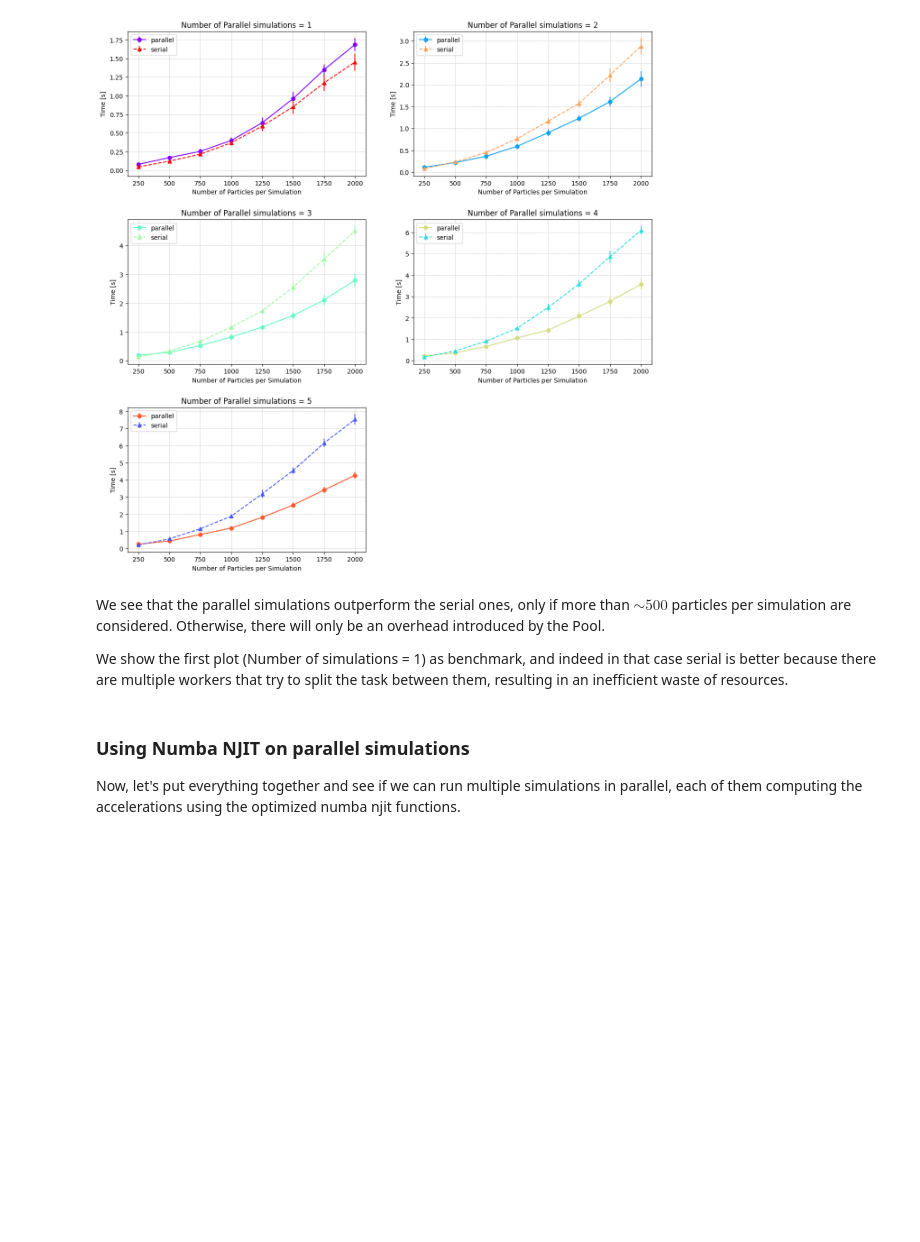
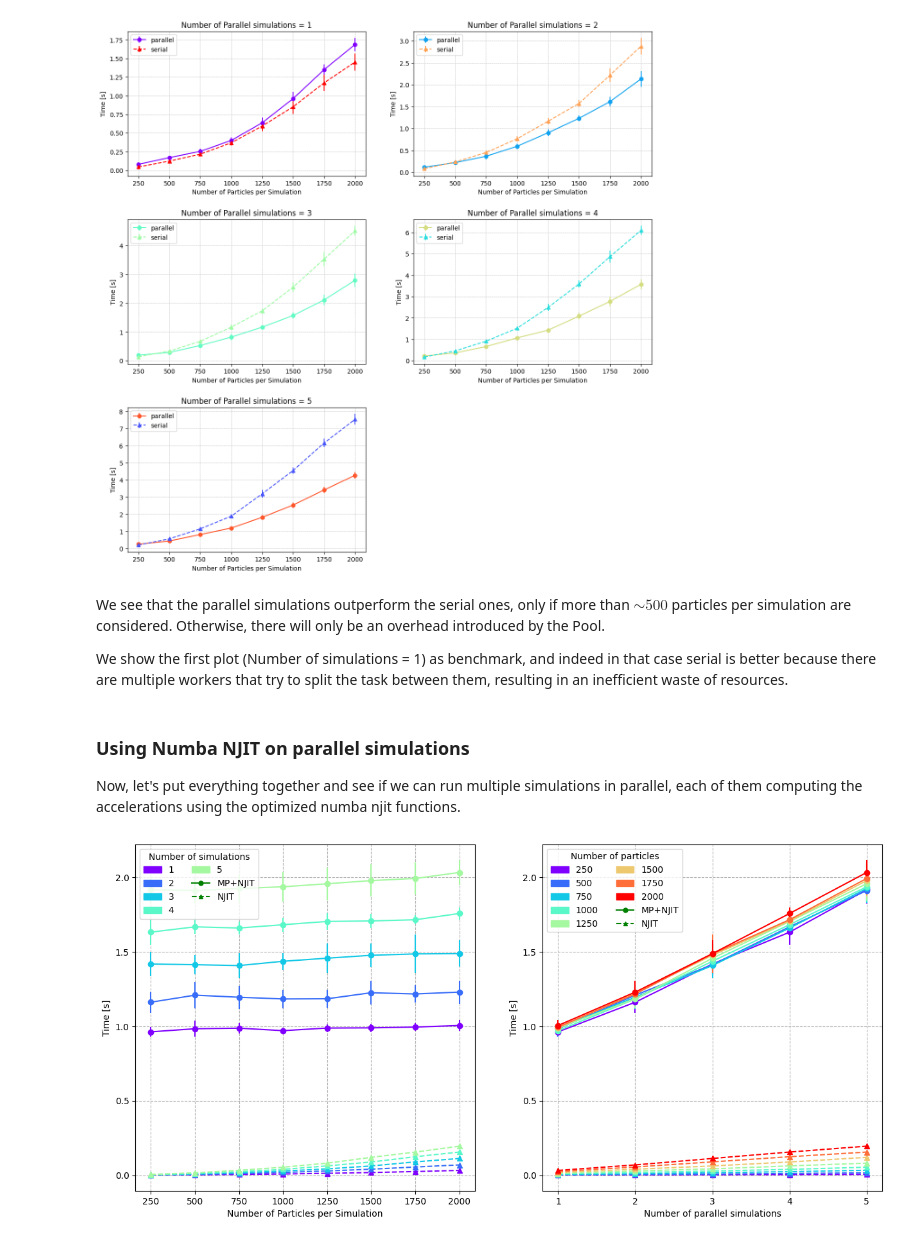
Before and after one commit to Berto70/pod_compastro23, a Jupyter notebook: project/cpu_optimization_report.ipynb, the cells around one changed output. Cells and saved outputs as stored; diff of their text form; code cells hidden in the pictures; blank space fills up the shorter version.

```diff
--- a/project/cpu_optimization_report.ipynb
+++ b/project/cpu_optimization_report.ipynb
@@ -762,0 +886,80 @@ Now, let's put everything together and see if we can run multiple simulations in
+# %%
+df2 = pd.read_csv("./mp_and_njit/FOR_mp_and_njit.csv")
+grouped2 = df2.groupby(["n_particles","n_simulations"]).agg(["mean","std"])
+
+
+
+fig, axs = plt.subplots(1, 2, figsize=(15, 7))
+colors = [cm.rainbow(i) for i in np.linspace(0, 1, 8)]
+
+legend_handles = []
+legend_labels = []
+i = 0
+for name, group in grouped2[["parallel_time", "serial_time"]].groupby("n_simulations"):
+    n_particles = group["parallel_time"]["mean"].keys().get_level_values(0).values
+
+    axs[0].errorbar(n_particles, group["parallel_time"].values[:, 0], yerr=group["parallel_time"].values[:, 1], marker="o", label="parallel", c=colors[i])
+    axs[0].errorbar(n_particles, group["serial_time"].values[:, 0], yerr=group["serial_time"].values[:, 1], marker="^", label="serial", c=colors[i],linestyle="--")
+    # Create custom legend entry with colored patch
+    n_simulations_patch = mpatches.Patch(color=colors[i], label=f'{name}')
+    legend_handles.append(n_simulations_patch)
+    legend_labels.append(f'{name}')
+
+    i += 1
+
+# Add the multiprocessing dot to the legend
+multiprocessing_dot = mlines.Line2D([], [], color='green', marker='o', markersize=5, label='Multiprocessing')
+njit_dot = mlines.Line2D([], [], color='green', marker='^', markersize=5, linestyle="--", label='NJIT')
+legend_handles.append(multiprocessing_dot)
+legend_labels.append('MP+NJIT')
+legend_handles.append(njit_dot)
+legend_labels.append('NJIT')
+
+# Set labels and title
+axs[0].set_xlabel('Number of Particles per Simulation')
+axs[0].set_ylabel('Time [s]')
+
+# Create custom legend
+#axs[0].legend(handles=[parallel_patch, serial_patch], loc="upper left")
+#axs[0].set_title("Multiprocessing and NJIT - from 1 to 5 parallel simulations")
+axs[0].legend(handles=legend_handles, labels=legend_labels, title="Number of simulations", loc="upper left",ncols=2)
+axs[0].grid(linestyle='--')
+######################################################
+
+# Store handles and labels for legend creation
+legend_handles = []
+legend_labels = []
+i = 0
+for name, group in grouped2[["parallel_time", "serial_time"]].groupby("n_particles"):
+    n_simulations = group["parallel_time"]["mean"].keys().get_level_values(1).values
+
+    # Plot only one point per color for each n_particles
+    axs[1].errorbar(n_simulations, group["parallel_time"].values[:, 0], yerr=group["parallel_time"].values[:, 1], marker="o", c=colors[i])
+    axs[1].errorbar(n_simulations, group["serial_time"].values[:, 0], yerr=group["serial_time"].values[:, 1], marker="^", c=colors[i], linestyle="--")
+
+    # Create custom legend entry with colored patch
+    n_particles_patch = mpatches.Patch(color=colors[i], label=f'{name}')
+    legend_handles.append(n_particles_patch)
+    legend_labels.append(f'{name}')
+    i += 1
+
+# Add the multiprocessing dot to the legend
+multiprocessing_dot = mlines.Line2D([], [], color='green', marker='o', markersize=5, label='Multiprocessing')
+njit_dot = mlines.Line2D([], [], color='green', marker='^', markersize=5, linestyle="--", label='NJIT')
+legend_handles.append(multiprocessing_dot)
+legend_labels.append('MP+NJIT')
+legend_handles.append(njit_dot)
+legend_labels.append('NJIT')
+
+axs[1].legend(handles=legend_handles, labels=legend_labels, title="Number of particles", loc="upper left",ncols=2)
+
+# Set labels and title
+axs[1].set_xlabel('Number of parallel simulations')
+axs[1].set_ylabel('Time [s]')
+axs[1].grid(linestyle='--')
+axs[1].set_xticks([1,2,3,4,5])
+#plt.suptitle("Multiprocessing and NJIT",fontsize=22)
+#plt.savefig("for_numba_parallel_mp_and_njit.pdf",dpi=300)
+plt.show()
+# %% [output]
+[figure, added]
```
Also changed, not shown: parts of 2 cells of this notebook.
